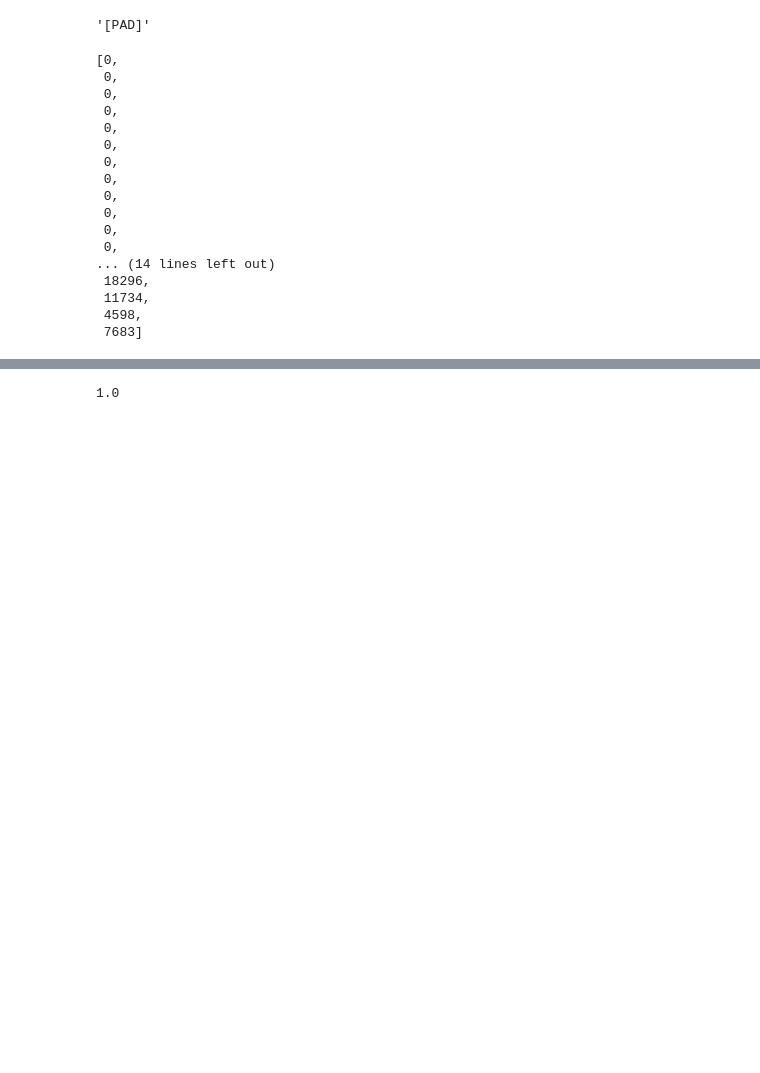
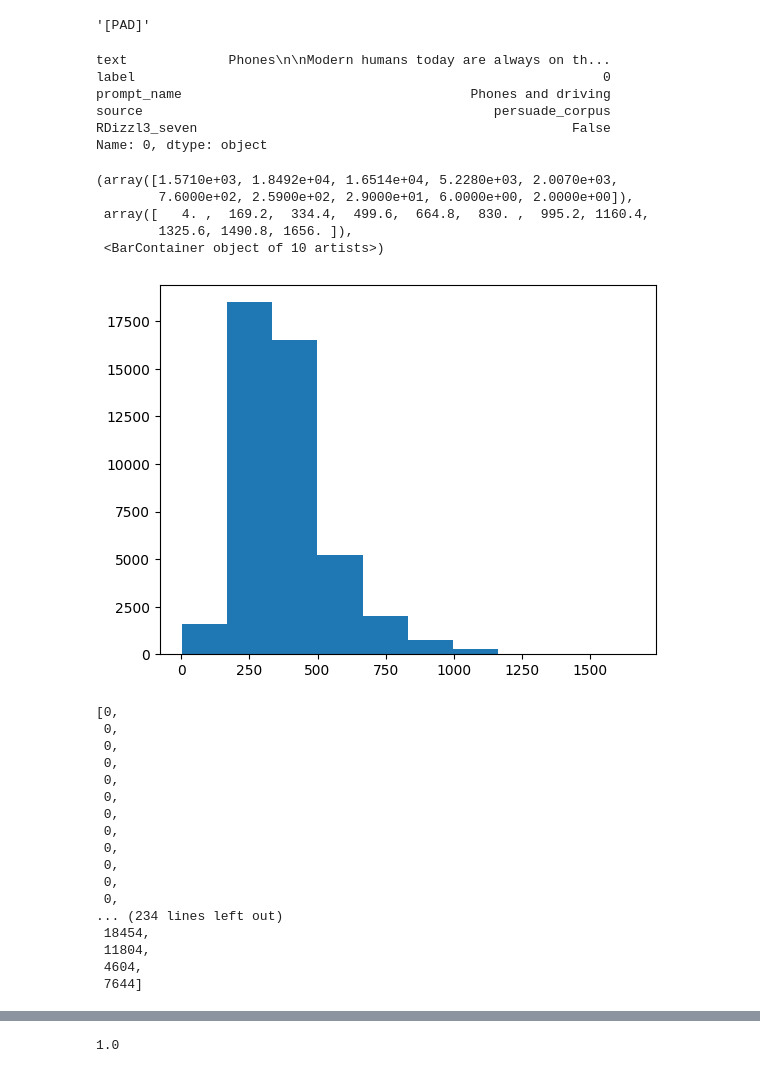
Before and after one commit to Trickshotblaster/nn-practices, a Jupyter notebook: llmtextclassifier.ipynb, the cells around one changed output, grey strips where cells are left out. Drawn from its saved outputs; the diff is of its cells as text; code cells hidden in the pictures; blank space fills up the shorter version.

Commit message:
Kaggle Notebook | LLM Text Classifier - PyTorch MLP  | Version 5

```diff
--- a/llmtextclassifier.ipynb
+++ b/llmtextclassifier.ipynb
@@ -51,21 +55,29 @@ itos[0]
 # %% [output]
 '[PAD]'
 # %%
-class tokenizer:
+class Tokenizer:
     def __init__(self, stoi, itos, max_len=100):
         self.stoi = stoi
         self.itos = itos
         self.vocab_size = len(itos)
         self.max_len = max_len
-    def encode(self, text):
+    def encode(self, text, truncate=True):
         out = []
-        text = text.lower().split()[:self.max_len]
-        for word in text:
-            if word in stoi:
-                out.append(stoi[word])
-            else:
-                out.append(1)
-        out = [0] * max(0, abs(len(out) - self.max_len)) + out
+        if truncate:
+            text = text.lower().split()[:self.max_len]
+            for word in text:
+                if word in stoi:
+                    out.append(stoi[word])
+                else:
+                    out.append(1)
+            out = [0] * max(0, abs(len(out) - self.max_len)) + out
+        else:
+            text = text.lower().split()
+            for word in text:
+                if word in stoi:
+                    out.append(stoi[word])
+                else:
+                    out.append(1)
         return out
     def decode(self, ids):
         out = ""
@@ -74,9 +86,29 @@ class tokenizer:
                 out += itos[token] + " "
         return out
 # %%
-context_len = 30
+context_len = 250
 # %%
-tokenizer = tokenizer(stoi, itos, max_len=context_len)
+tokenizer = Tokenizer(stoi, itos, max_len=context_len)
+# %%
+for i, example in dataset.iterrows():
+    print(example)
+    break
+# %% [output]
+text             Phones\n\nModern humans today are always on th...
+label                                                            0
+prompt_name                                     Phones and driving
+source                                             persuade_corpus
+RDizzl3_seven                                                False
+Name: 0, dtype: object
+# %%
+plt.hist([len(tokenizer.encode(example.text, truncate=False)) for i, example in dataset.iterrows()])
+# %% [output]
+(array([1.5710e+03, 1.8492e+04, 1.6514e+04, 5.2280e+03, 2.0070e+03,
+        7.6000e+02, 2.5900e+02, 2.9000e+01, 6.0000e+00, 2.0000e+00]),
+ array([   4. ,  169.2,  334.4,  499.6,  664.8,  830. ,  995.2, 1160.4,
+        1325.6, 1490.8, 1656. ]),
+ <BarContainer object of 10 artists>)
+[figure, added]
 # %%
 tokenizer.encode("Cars. Cars have been around since they became famous in the 1900s, when Henry Ford created and built")
 # %% [output]
@@ -92,8 +124,8 @@ tokenizer.encode("Cars. Cars have been around since they became famous in the 19
  0,
  0,
  0,
-... (14 lines left out)
- 18296,
- 11734,
- 4598,
- 7683]
+... (234 lines left out)
+ 18454,
+ 11804,
+ 4604,
+ 7644]
```
Also changed, not shown: parts of 17 cells of this notebook.
